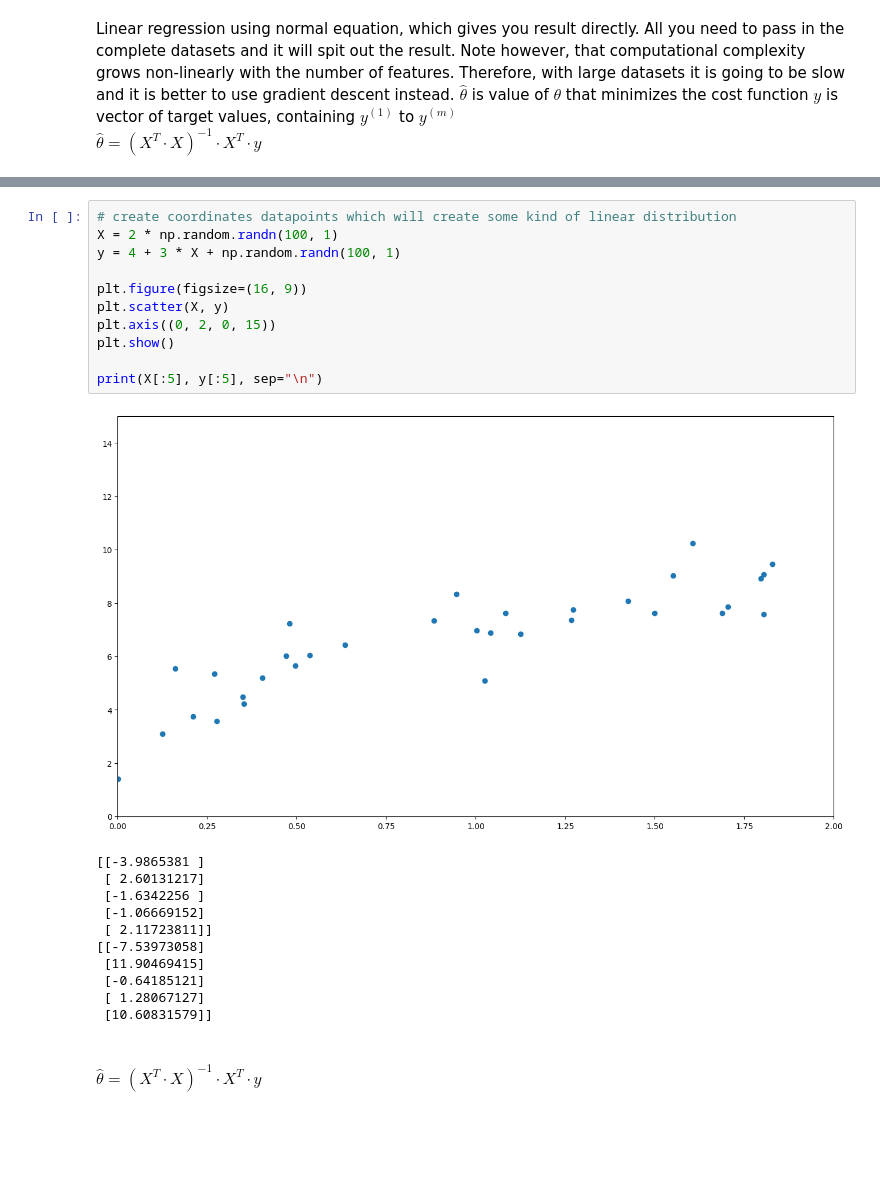
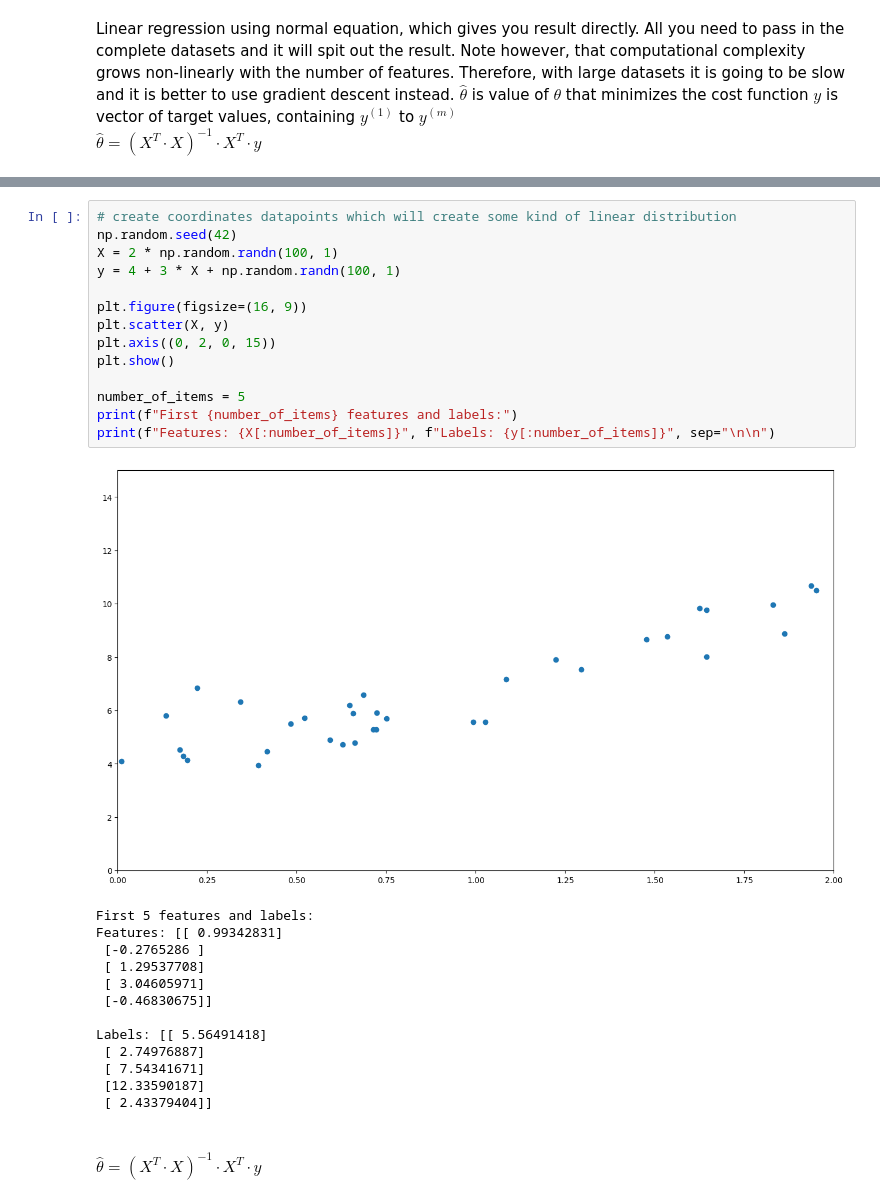
Before and after one commit to Ismaril/training, a Jupyter notebook: AI/ML_DL_book/04_training_models_mathematics.ipynb, the cells around one changed output, grey strips where cells are left out. Drawn from its saved outputs; the diff is of its cells as text; blank space fills up the shorter version.

```diff
--- a/AI/ML_DL_book/04_training_models_mathematics.ipynb
+++ b/AI/ML_DL_book/04_training_models_mathematics.ipynb
@@ -52,27 +53,32 @@ Below is an example with two data-points per each feature instance.
 ![Linear regression](../images/linear_regression_3D.png)
 # %%
 # create coordinates datapoints which will create some kind of linear distribution
+np.random.seed(42)
 X = 2 * np.random.randn(100, 1)
 y = 4 + 3 * X + np.random.randn(100, 1)
 
 plt.figure(figsize=(16, 9))
 plt.scatter(X, y)
 plt.axis((0, 2, 0, 15))
 plt.show()
 
-print(X[:5], y[:5], sep="\n")
+number_of_items = 5
+print(f"First {number_of_items} features and labels:")
+print(f"Features: {X[:number_of_items]}", f"Labels: {y[:number_of_items]}", sep="\n\n")
 # %% [output]
-[figure, old version]
+[figure, new version]
-[[-3.9865381 ]
- [ 2.60131217]
- [-1.6342256 ]
- [-1.06669152]
- [ 2.11723811]]
-[[-7.53973058]
- [11.90469415]
- [-0.64185121]
- [ 1.28067127]
- [10.60831579]]
+First 5 features and labels:
+Features: [[ 0.99342831]
+ [-0.2765286 ]
+ [ 1.29537708]
+ [ 3.04605971]
+ [-0.46830675]]
+
+Labels: [[ 5.56491418]
+ [ 2.74976887]
+ [ 7.54341671]
+ [12.33590187]
+ [ 2.43379404]]
 # %% [markdown]
 \
 $ \hat{\theta} = (X^T \cdot X)^{-1} \cdot X^T \cdot y $
```
Also changed, not shown: parts of 27 cells of this notebook, 2 other files.
